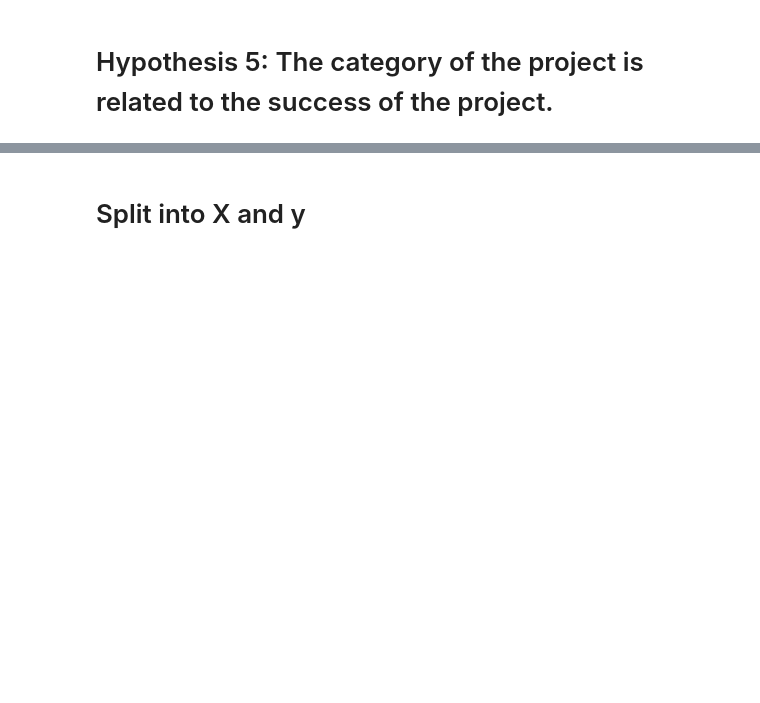
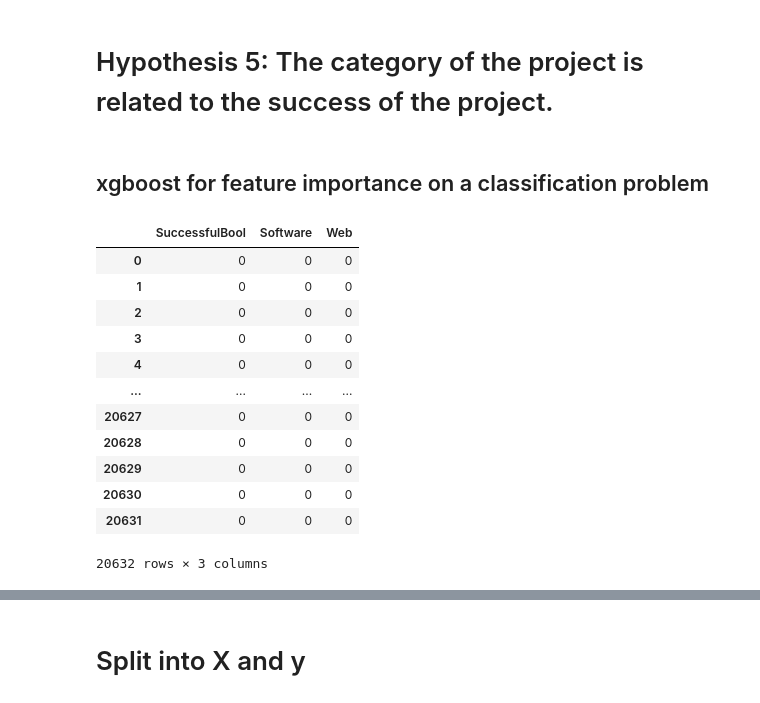
Before and after one commit to avidang/Data_project, a Jupyter notebook: Part9.Team8.h5_category.ipynb, the cells around one changed output, grey strips where cells are left out. Drawn from its saved outputs; the diff is of its cells as text; code cells hidden in the pictures; blank space fills up the shorter version.

```diff
--- a/Part9.Team8.h5_category.ipynb
+++ b/Part9.Team8.h5_category.ipynb
@@ -14,3 +14,11 @@ kickstarter_clean_df = pd.read_csv(
 # Hypothesis 5: The category of the project is related to the success of the project.
 # %%
 h5_df = kickstarter_clean_df[["category", "SuccessfulBool"]]
+# %%
+dummy_df = pd.get_dummies(h5_df["category"], drop_first=True).astype("int")
+# %%
+h5_dummy_df = pd.concat([h5_df, dummy_df], axis=1)
+# %%
+h5_dummy_df.drop(columns=["category"], inplace=True)
+# %% [markdown]
+## xgboost for feature importance on a classification problem
@@ -16,0 +58,30 @@ h5_df = kickstarter_clean_df[["category", "SuccessfulBool"]]
+# %%
+h5_dummy_df.drop(
+    columns=[
+        col
+        for col in h5_dummy_df.columns
+        if col
+        not in [
+            "SuccessfulBool",
+            "Web",
+            "Software",
+        ]
+    ],
+    inplace=True,
+)
+# %%
+h5_dummy_df
+# %% [output]
+|  | SuccessfulBool | Software | Web |
+| 0 | 0 | 0 | 0 |
+| 1 | 0 | 0 | 0 |
+| 2 | 0 | 0 | 0 |
+| 3 | 0 | 0 | 0 |
+| 4 | 0 | 0 | 0 |
+| ... | ... | ... | ... |
+| 20627 | 0 | 0 | 0 |
+| 20628 | 0 | 0 | 0 |
+| 20629 | 0 | 0 | 0 |
+| 20630 | 0 | 0 | 0 |
+| 20631 | 0 | 0 | 0 |
+20632 rows × 3 columns
```
Also changed, not shown: parts of 12 cells of this notebook, 1 other file.
